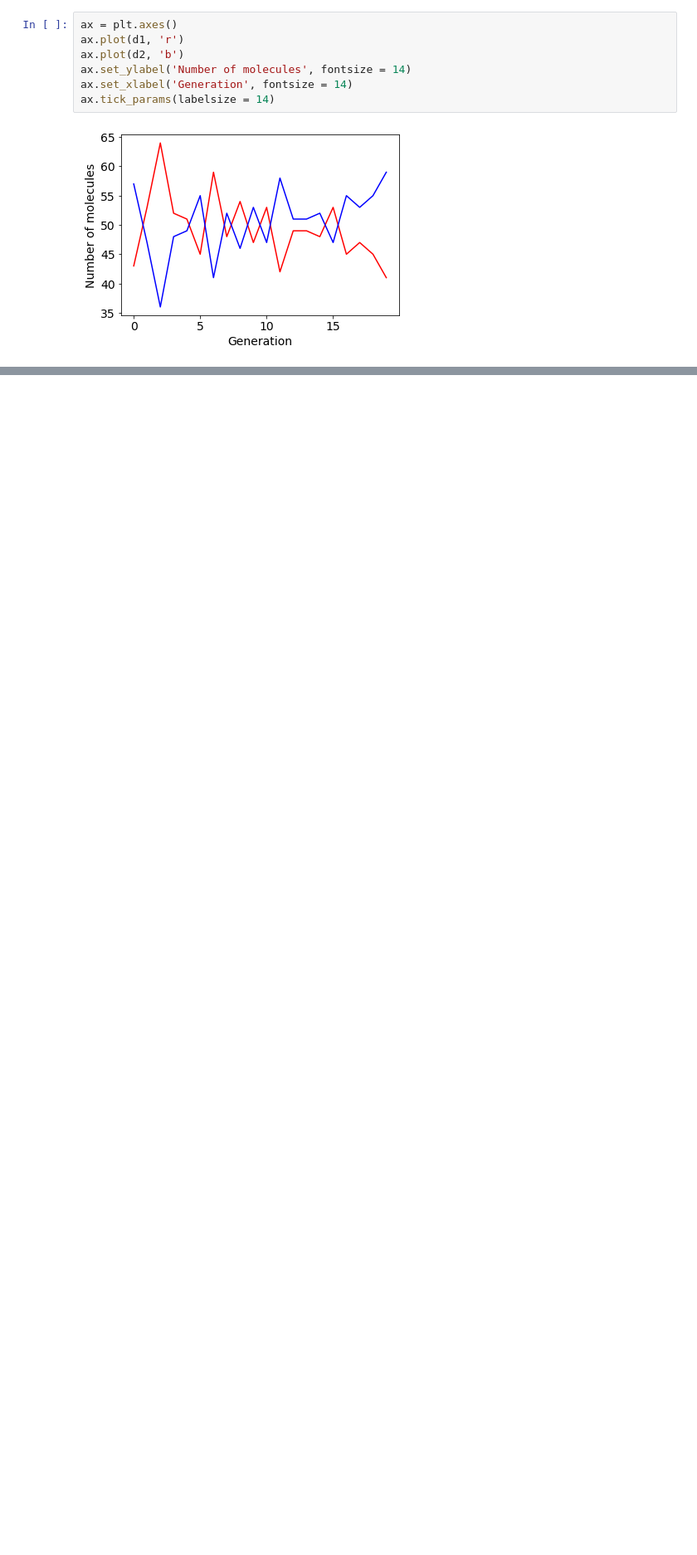
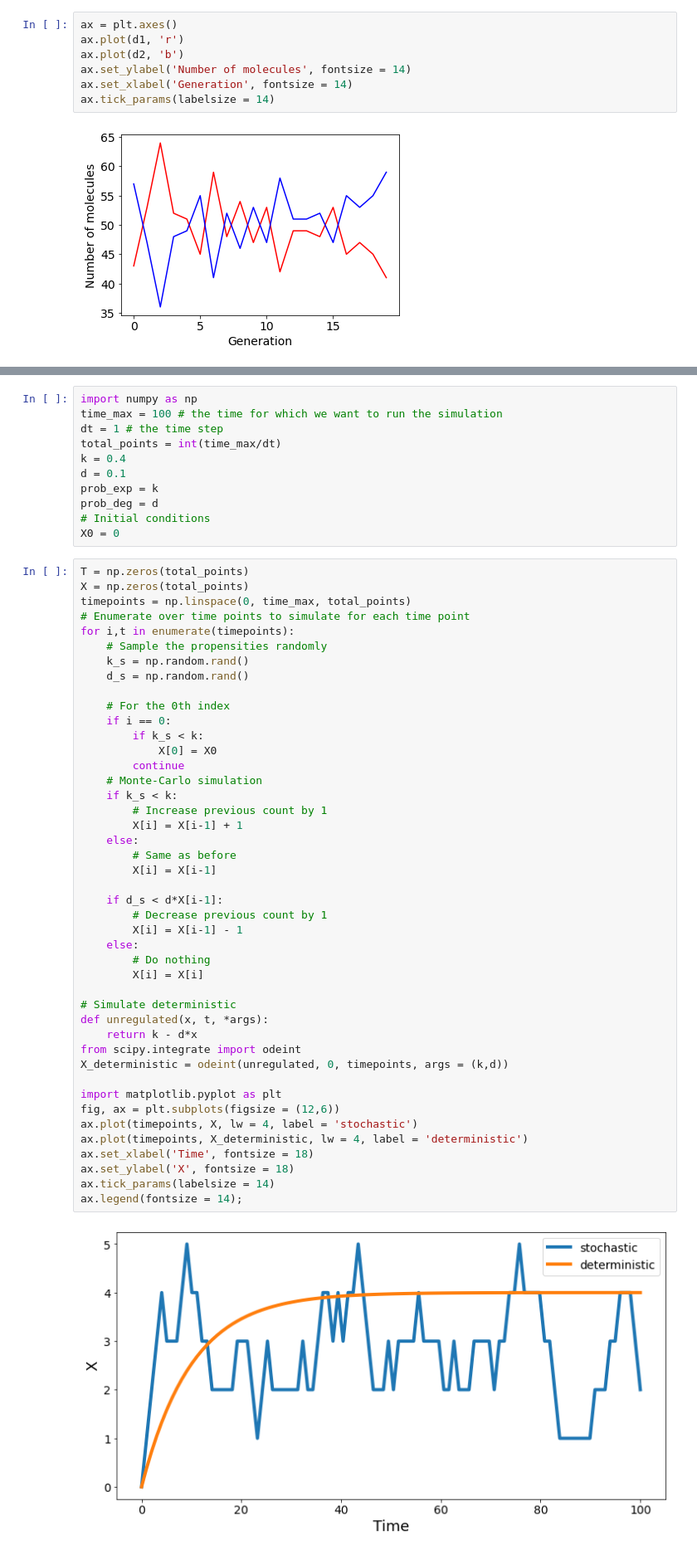
Before and after one commit to BioSysDesign/E164, a Jupyter notebook: reading/week7_stochastic_systems.ipynb, the cells around one changed output, grey strips where cells are left out. Shown: that part at 83% size. Drawn from its saved outputs; the diff is of its cells as text; blank space fills up the shorter version.

```diff
--- a/reading/week7_stochastic_systems.ipynb
+++ b/reading/week7_stochastic_systems.ipynb
@@ -115,0 +120,57 @@ The first two terms define the ways in which we get to the microstate with $X$ m
+# %%
+import numpy as np
+time_max = 100 # the time for which we want to run the simulation
+dt = 1 # the time step
+total_points = int(time_max/dt)
+k = 0.4
+d = 0.1
+prob_exp = k
+prob_deg = d
+# Initial conditions
+X0 = 0
+# %%
+T = np.zeros(total_points)
+X = np.zeros(total_points)
+timepoints = np.linspace(0, time_max, total_points)
+# Enumerate over time points to simulate for each time point
+for i,t in enumerate(timepoints):
+    # Sample the propensities randomly
+    k_s = np.random.rand()
+    d_s = np.random.rand()
+
+    # For the 0th index
+    if i == 0:
+        if k_s < k:
+            X[0] = X0
+        continue
+    # Monte-Carlo simulation
+    if k_s < k:
+        # Increase previous count by 1
+        X[i] = X[i-1] + 1
+    else:
+        # Same as before
+        X[i] = X[i-1]
+
+    if d_s < d*X[i-1]:
+        # Decrease previous count by 1
+        X[i] = X[i-1] - 1
+    else:
+        # Do nothing
+        X[i] = X[i]
+
+# Simulate deterministic
+def unregulated(x, t, *args):
+    return k - d*x
+from scipy.integrate import odeint
+X_deterministic = odeint(unregulated, 0, timepoints, args = (k,d))
+
+import matplotlib.pyplot as plt
+fig, ax = plt.subplots(figsize = (12,6))
+ax.plot(timepoints, X, lw = 4, label = 'stochastic')
+ax.plot(timepoints, X_deterministic, lw = 4, label = 'deterministic')
+ax.set_xlabel('Time', fontsize = 18)
+ax.set_ylabel('X', fontsize = 18)
+ax.tick_params(labelsize = 14)
+ax.legend(fontsize = 14);
+# %% [output]
+[figure, added]
```
Also changed, not shown: parts of 8 cells of this notebook, 1 other file.
